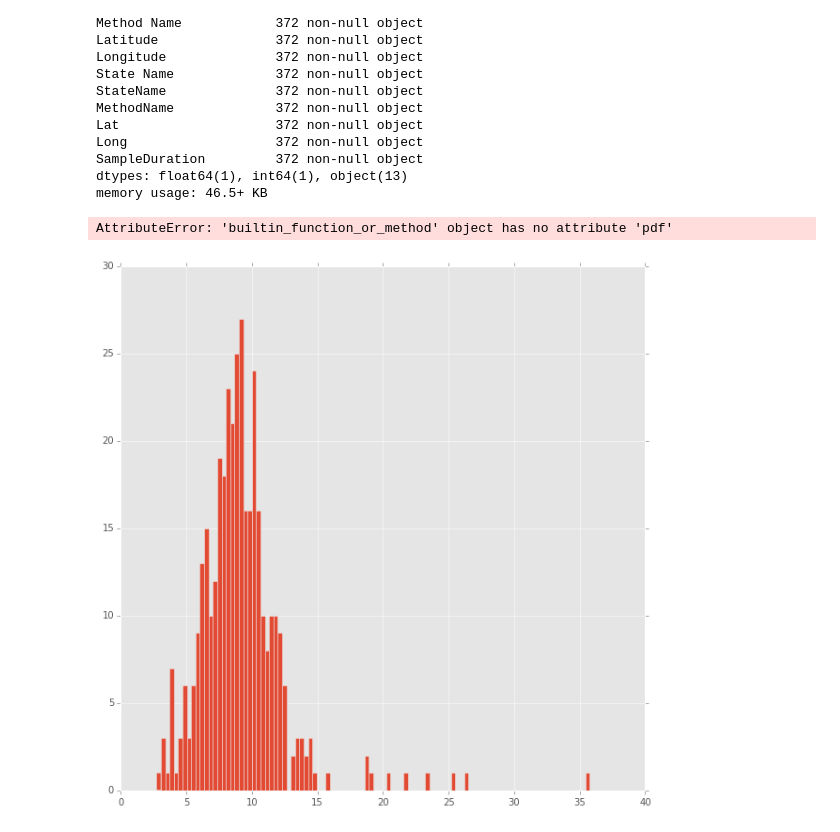
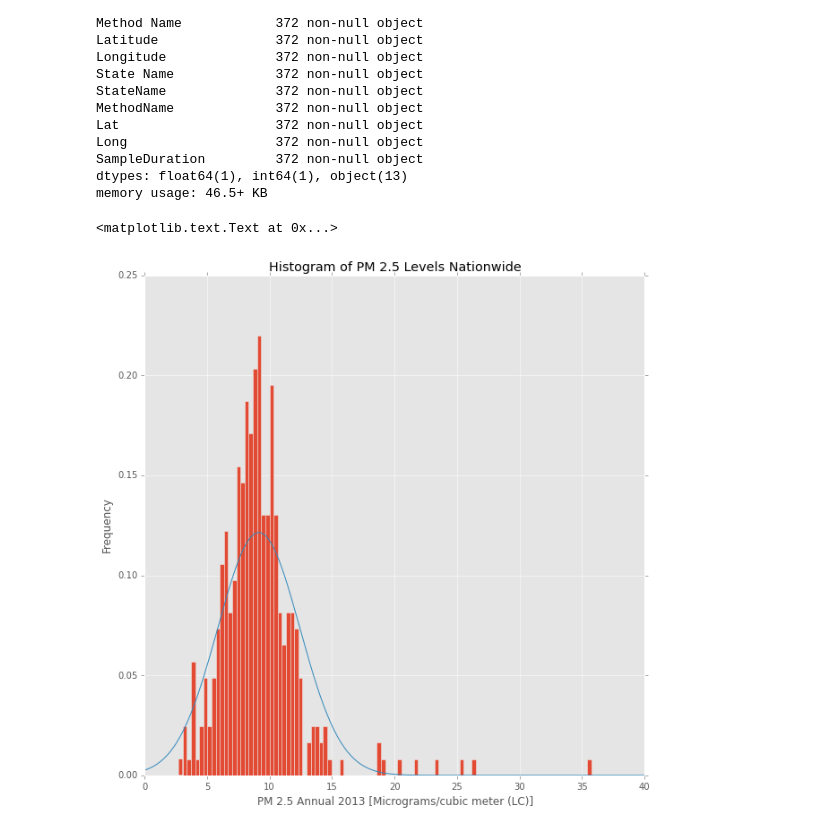
Before and after one commit to Diegosmiles/CUSP, a Jupyter notebook: ADS.ipynb, the cells around one changed output. Saved outputs shown, nothing was run; the diff lists cells and outputs as text; code cells hidden in the pictures.

```diff
--- a/ADS.ipynb
+++ b/ADS.ipynb
@@ -163,15 +163,15 @@ dtypes: float64(1), int64(1), object(13)
 memory usage: 46.5+ KB
 # %%
 pl.figure(figsize=(10,10))
-mean = pivot_final['Arithmetic Mean'].mean()
-std = pivot_final['Arithmetic Mean'].std()
+m, sd = stats.norm.fit(pivot_final['Arithmetic Mean'])
+x = np.linspace(0,40,1000)
+y = stats.norm.pdf(x, m, sd)
 
-
-bins, hist, patches = pl.hist(pivot_final['Arithmetic Mean'], bins=100)
-pl.plot(stats.random.normal.pdf(mean, std, 372))
+bins, hist, patches = pl.hist(pivot_final['Arithmetic Mean'], bins=100, normed=True)
+pl.plot(x,y, linewi)
 pl.xlabel('PM 2.5 Annual 2013 [Micrograms/cubic meter (LC)]')
 pl.ylabel('Frequency')
 pl.title('Histogram of PM 2.5 Levels Nationwide')
 # %% [output]
-AttributeError: 'builtin_function_or_method' object has no attribute 'pdf'
+<matplotlib.text.Text at 0x...>
-[figure, old version]
+[figure, new version]
```
